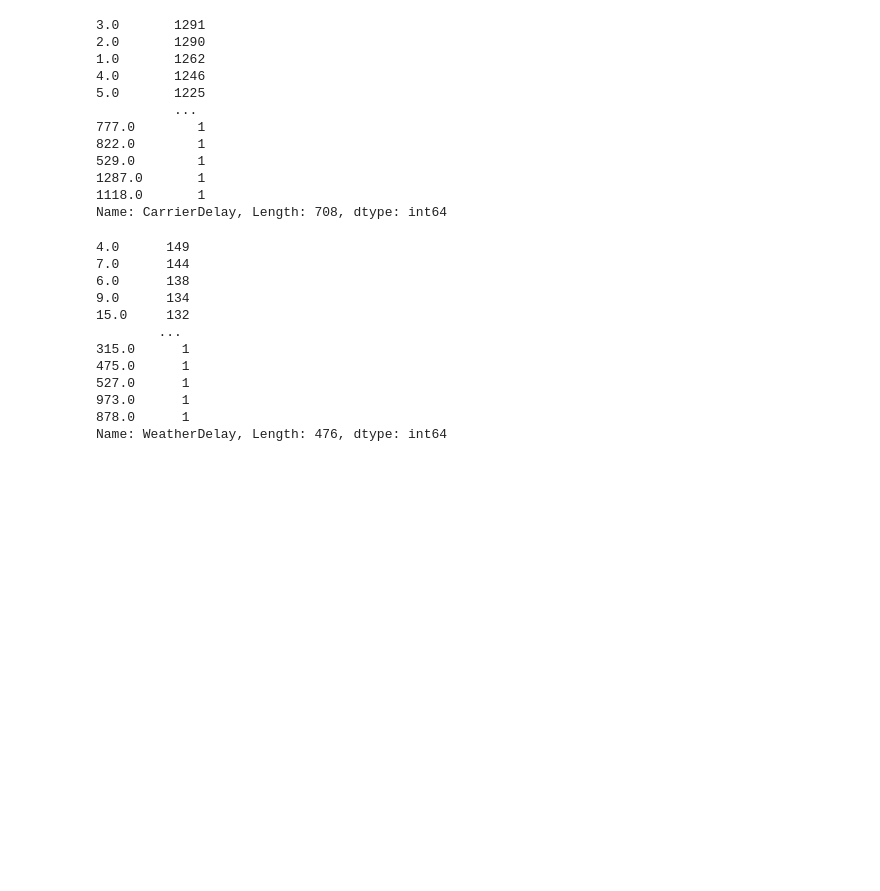
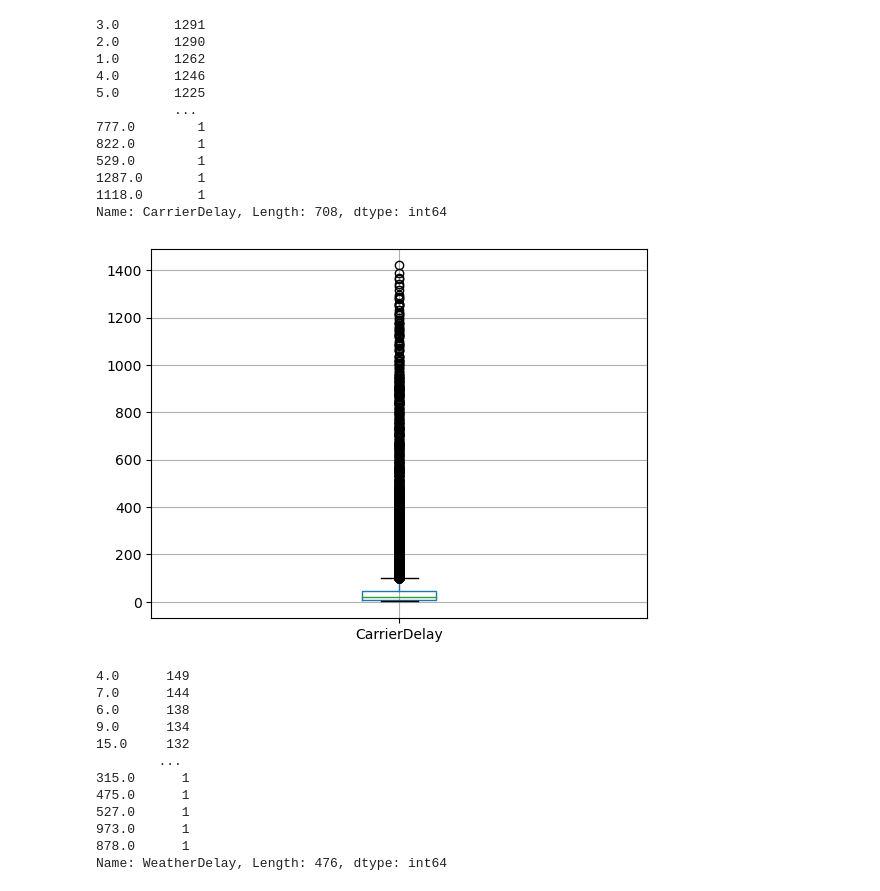
Before and after one commit to Noobify2012/CS6140-final-project, a Jupyter notebook: src/exploration/exploring.ipynb, the cells around one changed output. Drawn from its saved outputs; the diff is of its cells as text; code cells hidden in the pictures; blank space fills up the shorter version.

Commit message:
added plotting for delays greater than 0 for each category

```diff
--- a/src/exploration/exploring.ipynb
+++ b/src/exploration/exploring.ipynb
@@ -173,6 +177,12 @@ sample_carr_delay['CarrierDelay'].value_counts()
 1287.0       1
 1118.0       1
 Name: CarrierDelay, Length: 708, dtype: int64
+# %%
+sample_carr_delay.boxplot(column='CarrierDelay')
+# sample.boxplot(column='CarrierDelay')
+plt.show()
+# %% [output]
+[figure, added]
 # %%
 sample_weath_delay = sample.query('WeatherDelay != 0.0')
 sample_weath_delay['WeatherDelay'].value_counts()
```
Also changed, not shown: parts of 7 cells of this notebook.
